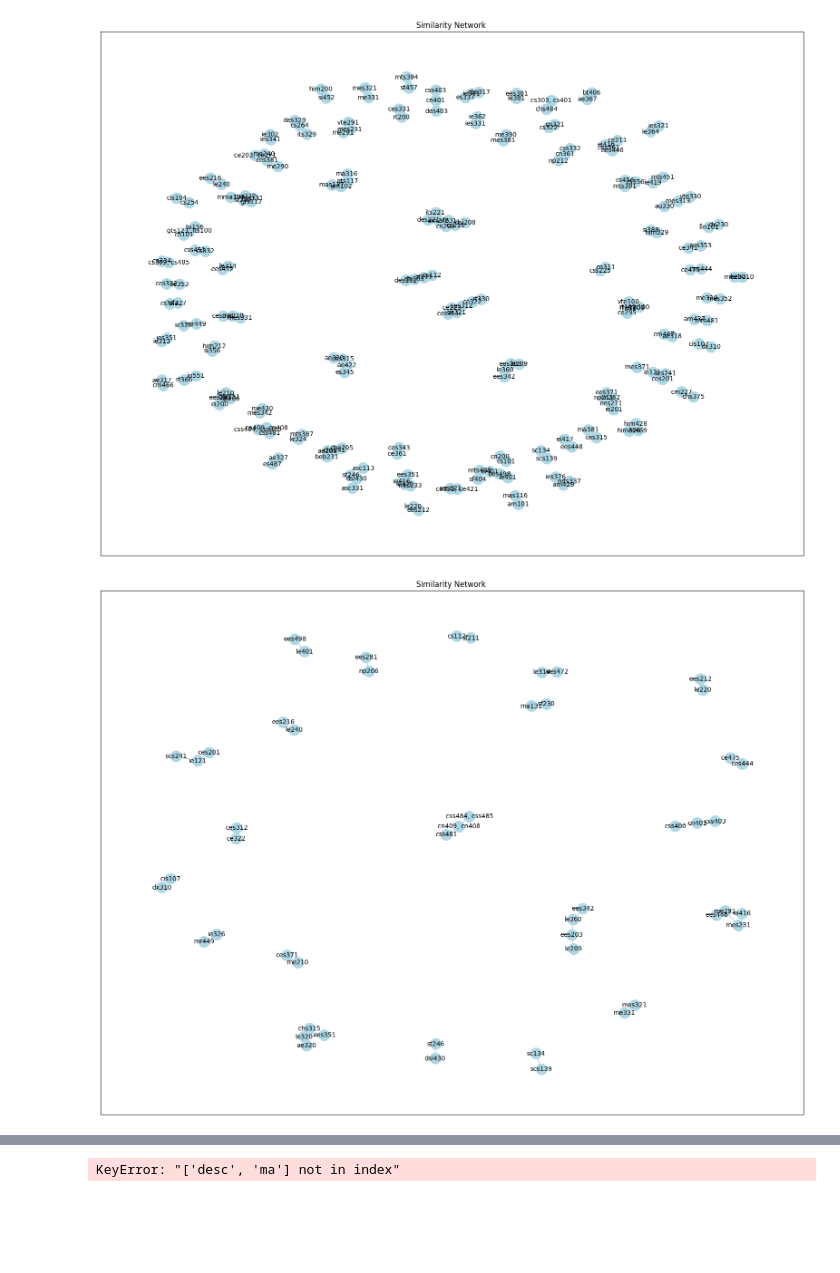
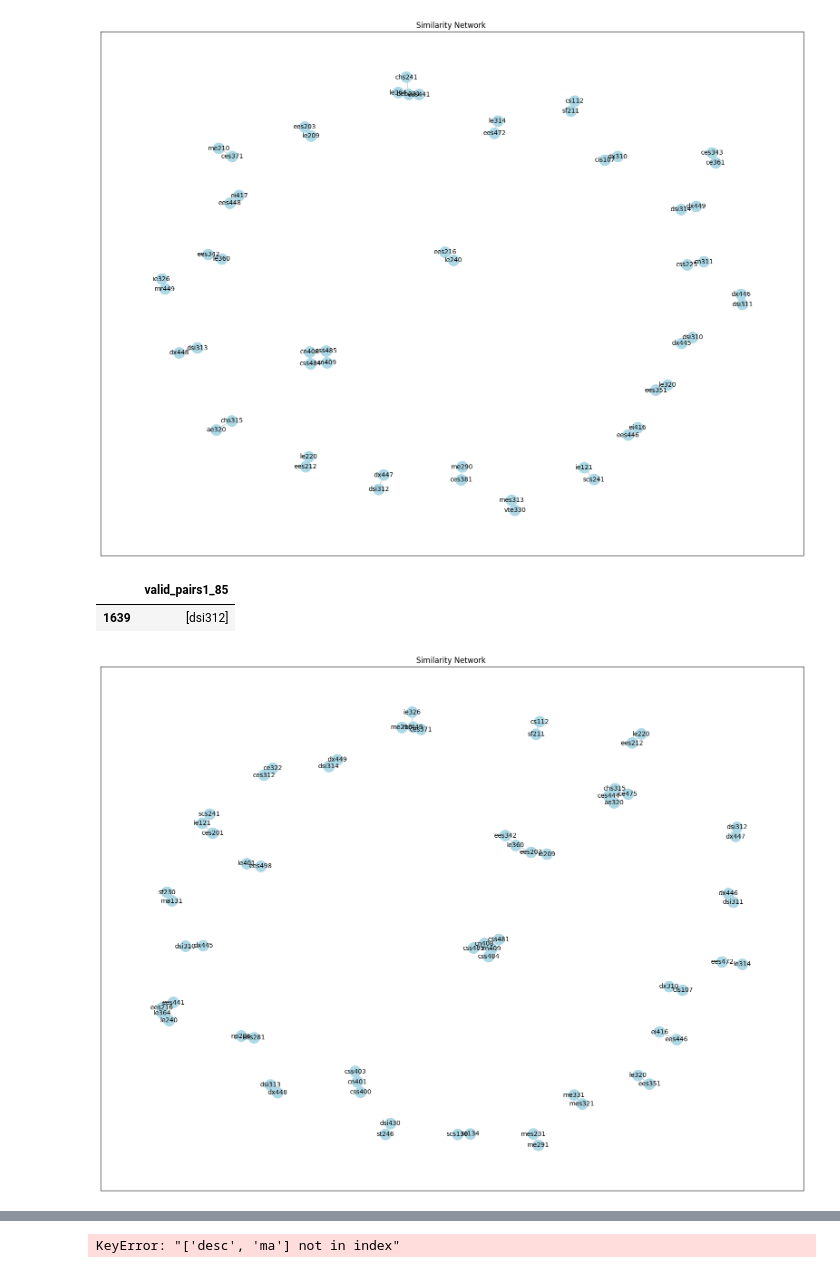
Before and after one commit to chokoon123/314, a Jupyter notebook: embed.ipynb, the cells around one changed output, grey strips where cells are left out. Saved outputs shown, nothing was run; the diff lists cells and outputs as text; code cells hidden in the pictures; blank space fills up the shorter version.

```diff
--- a/embed.ipynb
+++ b/embed.ipynb
@@ -82,7 +81,7 @@ from sklearn.metrics.pairwise import cosine_similarity
 import networkx as nx
 
 # คำนวณค่า cosine similarity สำหรับทุกคู่ของ embeddings
-def compute_similarity_matrix1(dataframe, threshold=0.73):
+def compute_similarity_matrix1(dataframe, threshold=0.85):
     embeddings = np.vstack(dataframe["embed1"].dropna().to_numpy())   # รวม embeddings เป็น array
     similarity_matrix = cosine_similarity(embeddings)  # คำนวณค่า similarity matrix
 
@@ -102,37 +101,41 @@ def compute_similarity_matrix1(dataframe, threshold=0.73):
                 # Only add the pair if it is not canceled for both courses
                 # and jj not in ii and ii not in jj
                 if course_j not in cancel_i and course_i not in cancel_j and jj not in ii and ii not in jj:
                     pairs.append((i, j))  # Append the pair if conditions are met
                     code_pairs.append((course_i, course_j))
 
         dataframe["valid_pairs1"] = dataframe["code"].apply(
             lambda x: [sussssssss for sussssssss in code_pairs if x in sussssssss]
         )
-        dataframe["valid_pairs1"] = dataframe.apply(
+        dataframe["valid_pairs1_85"] = dataframe.apply(
         lambda row: [pair[0] if pair[1] == row["code"] else pair[1] for pair in row["valid_pairs1"] if row["code"] in pair],
         axis=1
         )
 
 
     codes = dataframe["code"].tolist()
     G = nx.Graph()
     G.add_edges_from([(codes[i], codes[j]) for i, j in pairs])
 
     plt.figure(figsize=(20, 15))
     pos = nx.spring_layout(G, seed=42)
     nx.draw_networkx_nodes(G, pos, node_size=300, node_color='lightblue')
     nx.draw_networkx_edges(G, pos, alpha=0.5, edge_color='gray')
     nx.draw_networkx_labels(G, pos, font_size=10, font_color="black")
 
     plt.title(f"Similarity Network ")
     plt.show()
-
     return code_pairs
 
-df["valid_pairs1"] = [[] for _ in range(len(df))]
+dataframe["valid_pairs1_85"] = [[] for _ in range(len(dataframe))]
 code_pairs1 = compute_similarity_matrix1(dataframe)
 # %% [output]
-[figure, old version]
+[figure, new version]
+# %%
+dataframe[dataframe["code"] == "dx447"][["valid_pairs1_85"]]
+# %% [output]
+|  | valid_pairs1_85 |
+| 1639 | [dsi312] |
 # %%
 # คำนวณค่า cosine similarity สำหรับทุกคู่ของ embeddings
 def compute_similarity_matrix2(dataframe, threshold=0.85):
@@ -181,10 +184,10 @@ def compute_similarity_matrix2(dataframe, threshold=0.85):
 
     return code_pairs
 
-df["valid_pairs2"] = [[] for _ in range(len(df))]
+dataframe["valid_pairs2"] = [[] for _ in range(len(dataframe))]
 code_pairs2 = compute_similarity_matrix2(dataframe)
 # %% [output]
-[figure, old version]
+[figure, new version]
 # %%
 
 # คำนวณค่า cosine similarity สำหรับทุกคู่ของ embeddings
```
Also changed, not shown: parts of 7 cells of this notebook, 23 other files.
